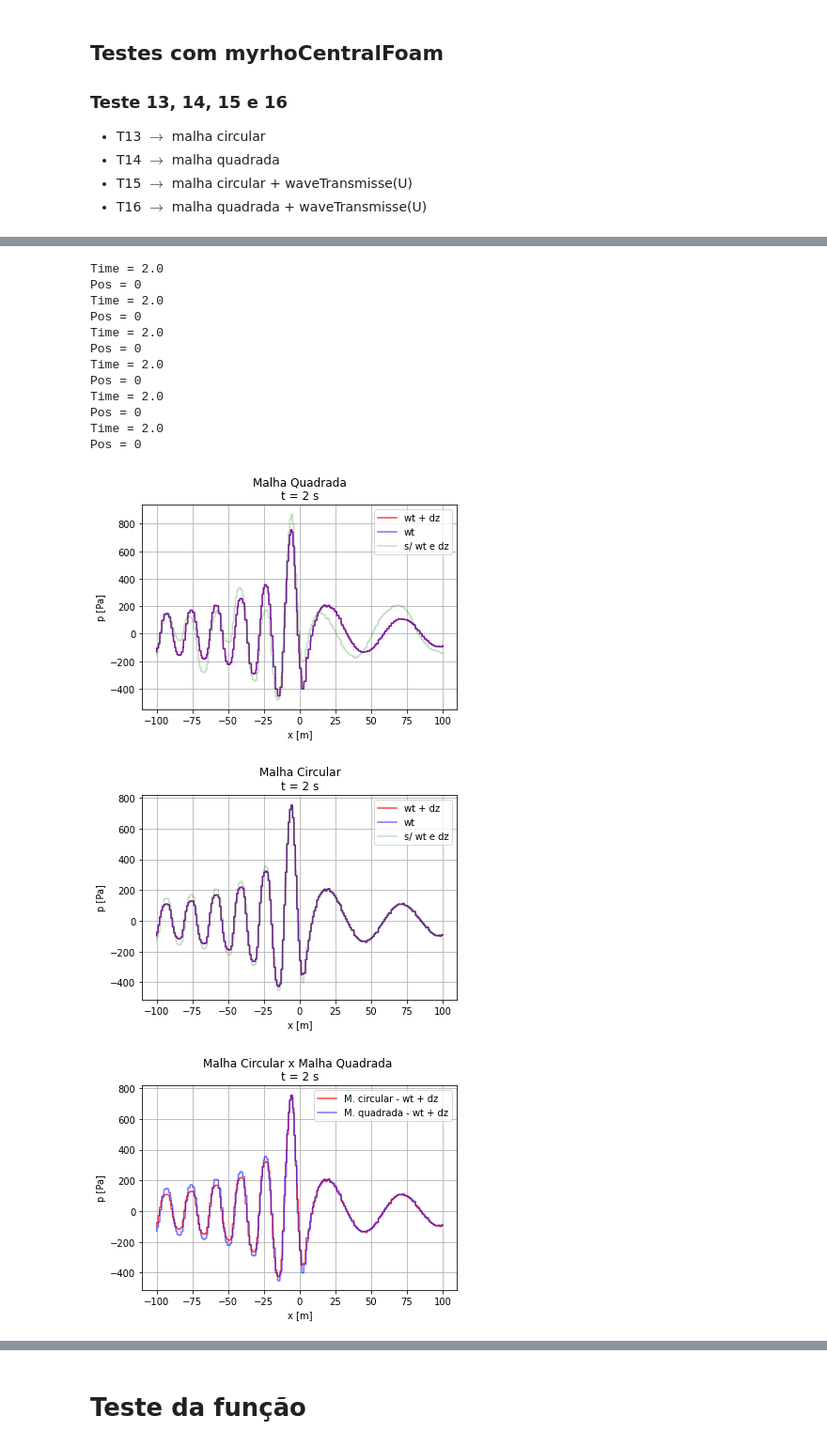
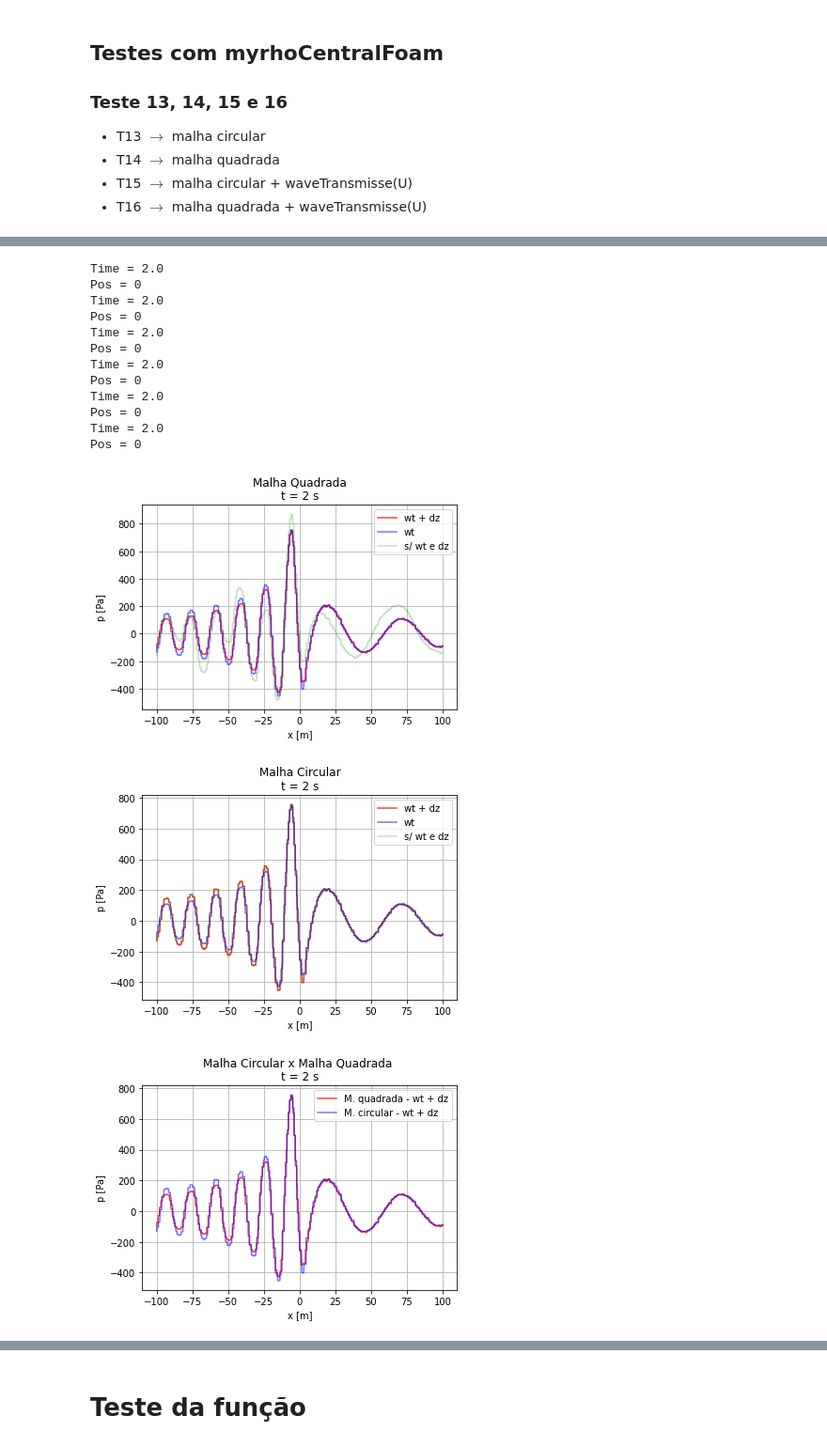
Before and after one commit to Widmark-Kaue/post-process-monopole, a Jupyter notebook: monopoleFlow.ipynb, the cells around one changed output, grey strips where cells are left out. Shown: that part at 94% size. Drawn from its saved outputs; the diff is of its cells as text; code cells hidden in the pictures.

```diff
--- a/monopoleFlow.ipynb
+++ b/monopoleFlow.ipynb
@@ -210,7 +201,7 @@ xa, pAna    = np.loadtxt(PATH_DATA.joinpath('analiticSolution2s.dat'), unpack=Tr
 
 
 # Comparação malha quadrada
-plt.plot(xDT,pSimT18, 'r', label = 'wt + dz', alpha = 0.75)
+plt.plot(xDT,pSimT17, 'r', label = 'wt + dz', alpha = 0.75)
 plt.plot(xWT,pSimT16, 'b', label = 'wt', alpha = 0.55)
 plt.plot(xMT, pSimT14,'g', label = 's/ wt e dz', alpha = 0.25)
 
@@ -222,7 +213,7 @@ plt.legend()
 plt.show()
 
 # Comparação malha circular
-plt.plot(xDT,pSimT17, 'r', label = 'wt + dz', alpha = 0.75)
+plt.plot(xDT,pSimT18, 'r', label = 'wt + dz', alpha = 0.75)
 plt.plot(xWT,pSimT15, 'b', label = 'wt', alpha = 0.55)
 plt.plot(xMT,pSimT13, 'g', label = 's/ wt e dz', alpha = 0.25)
 
@@ -234,42 +225,42 @@ plt.legend()
 plt.show()
 
 # Comparação entre malhas
-plt.plot(xDT,pSimT17, 'r', label = 'M. circular - wt + dz', alpha = 0.75)
-plt.plot(xDT,pSimT18, 'b', label = 'M. quadrada - wt + dz', alpha = 0.55)
+plt.plot(xDT,pSimT17, 'r', label = 'M. quadrada - wt + dz', alpha = 0.75)
+plt.plot(xDT,pSimT18, 'b', label = 'M. circular - wt + dz', alpha = 0.55)
 
 plt.xlabel('x [m]')
 plt.ylabel('p [Pa]')
 plt.title('Malha Circular x Malha Quadrada \nt = 2 s')
 plt.grid()
 plt.legend()
 plt.show()
 
 # Comparação com a solução analítica
 plt.plot(xDT,pSimT17, 'r', label = 'M. circular - wt + dz', alpha = 0.75)
 plt.plot(xDT,pSimT18, 'b', label = 'M. quadrada - wt + dz', alpha = 0.55)
 plt.plot(xa, pAna,    'k', label = 'Analític', alpha = 1)
 
 
 plt.xlabel('x [m]')
 plt.ylabel('p [Pa]')
 plt.title('Comparação com a solução analítica\nt = 2 s')
 plt.grid()
 plt.legend()
 plt.show()
 # %% [output]
 Time = 2.0
 Pos = 0
 Time = 2.0
 Pos = 0
 Time = 2.0
 Pos = 0
 Time = 2.0
 Pos = 0
 Time = 2.0
 Pos = 0
 Time = 2.0
 Pos = 0
-[figure, old version]
+[figure, new version]
-[figure, old version]
+[figure, new version]
-[figure, old version]
+[figure, new version]
 [figure]
```
Also changed, not shown: parts of 5 cells of this notebook.
